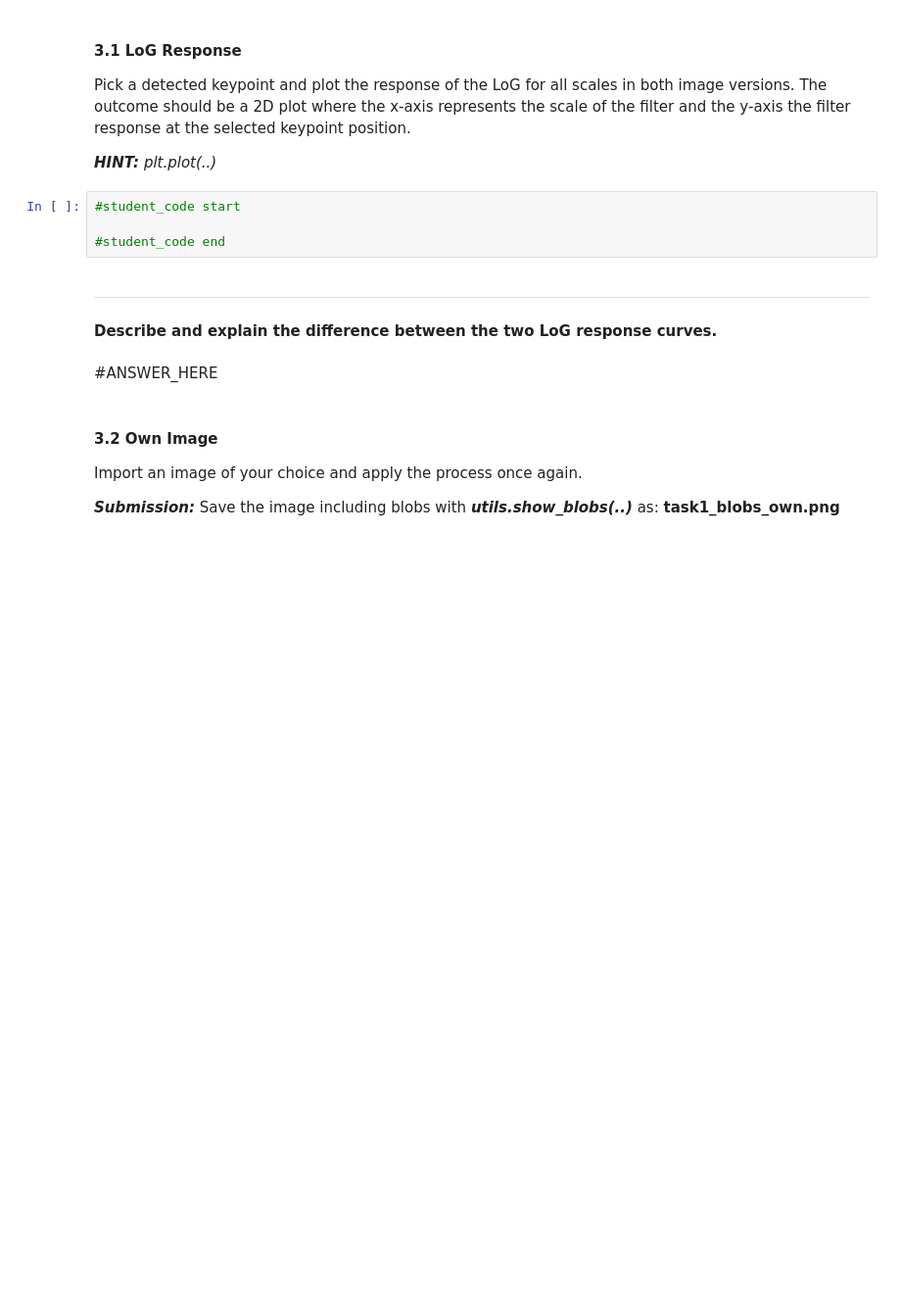
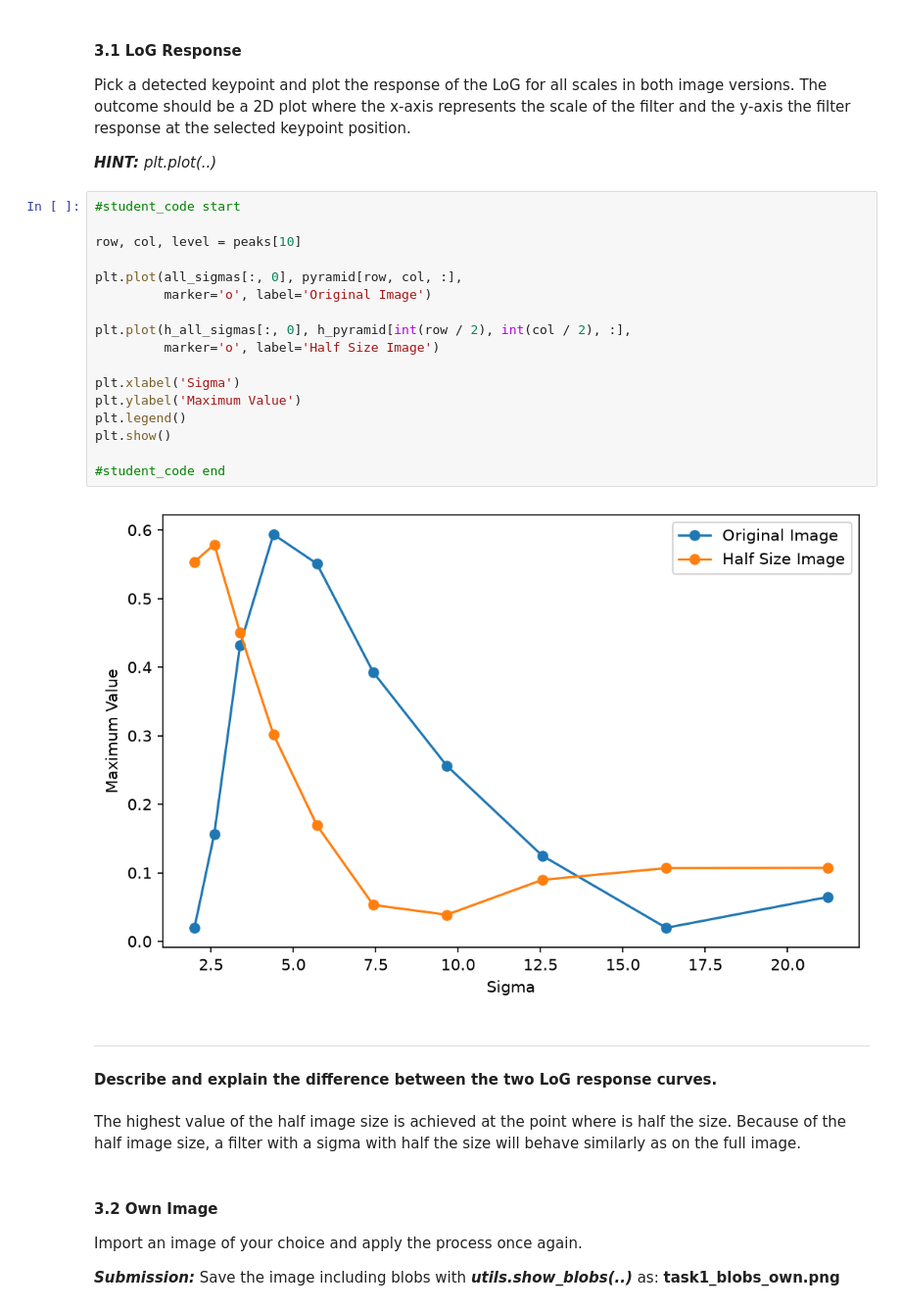
Before and after one commit to Pauhl/Computer_Vision_Assignment_1, a Jupyter notebook: TASK1/Task1.ipynb, the cells around one changed output. Shown at 98% size. Cells and saved outputs as stored; diff of their text form; blank space fills up the shorter version.

```diff
--- a/TASK1/Task1.ipynb
+++ b/TASK1/Task1.ipynb
@@ -79,15 +112,31 @@ Pick a detected keypoint and plot the response of the LoG for all scales in both
 
 _***HINT:***_
 _plt.plot(..)_
-# %%
-#student_code start
-
-#student_code end
+# %%
+#student_code start
+
+row, col, level = peaks[10]
+
+plt.plot(all_sigmas[:, 0], pyramid[row, col, :],
+         marker='o', label='Original Image')
+
+plt.plot(h_all_sigmas[:, 0], h_pyramid[int(row / 2), int(col / 2), :],
+         marker='o', label='Half Size Image')
+
+plt.xlabel('Sigma')
+plt.ylabel('Maximum Value')
+plt.legend()
+plt.show()
+
+#student_code end
+# %% [output]
+[figure, added]
 # %% [markdown]
 ***
 #### Describe and explain the difference between the two LoG response curves.
-# %% [markdown]
-#ANSWER_HERE
+# %% [markdown]
+The highest value of the half image size is achieved at the point where is half the size.
+Because of the half image size, a filter with a sigma with half the size will behave similarly as on the full image.
 # %% [markdown]
 #### 3.2 Own Image
 
```
Also changed, not shown: parts of 11 cells of this notebook, 10 other files.
